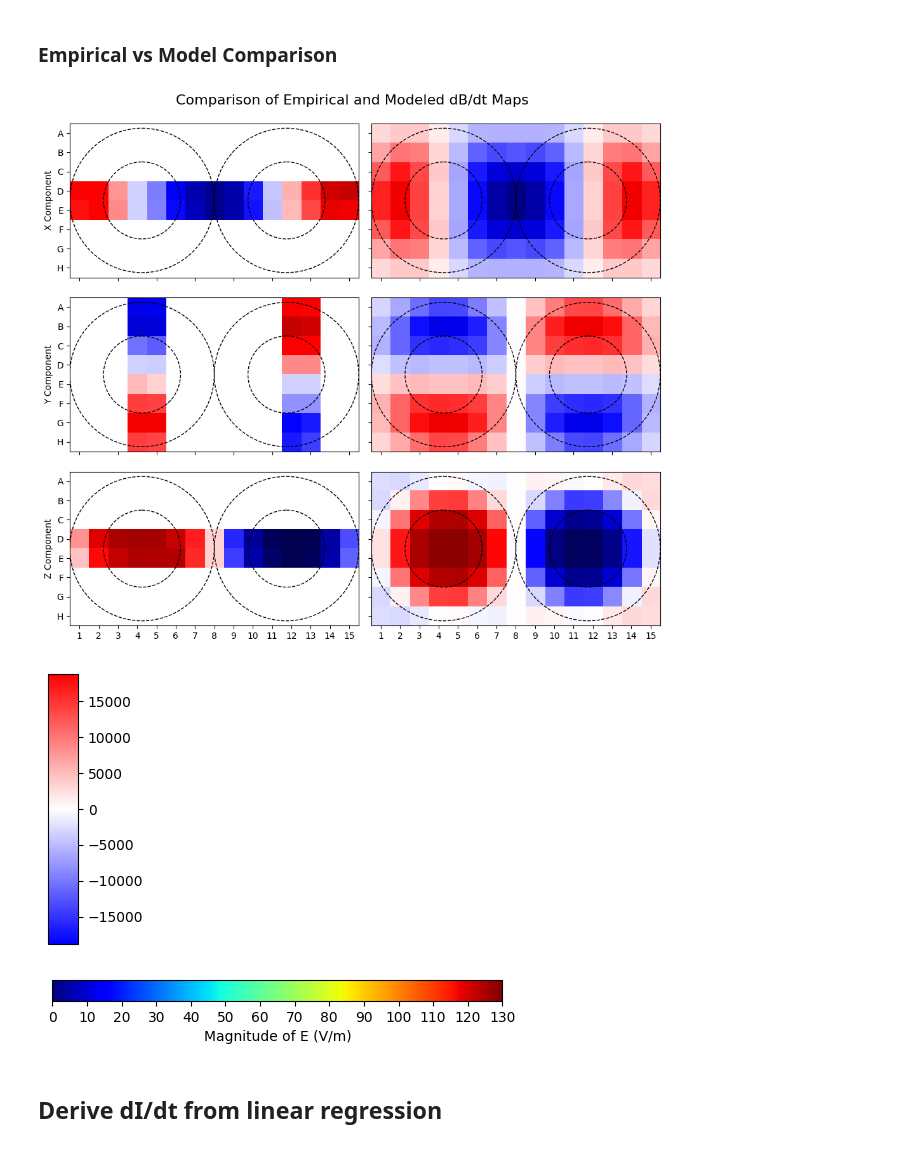
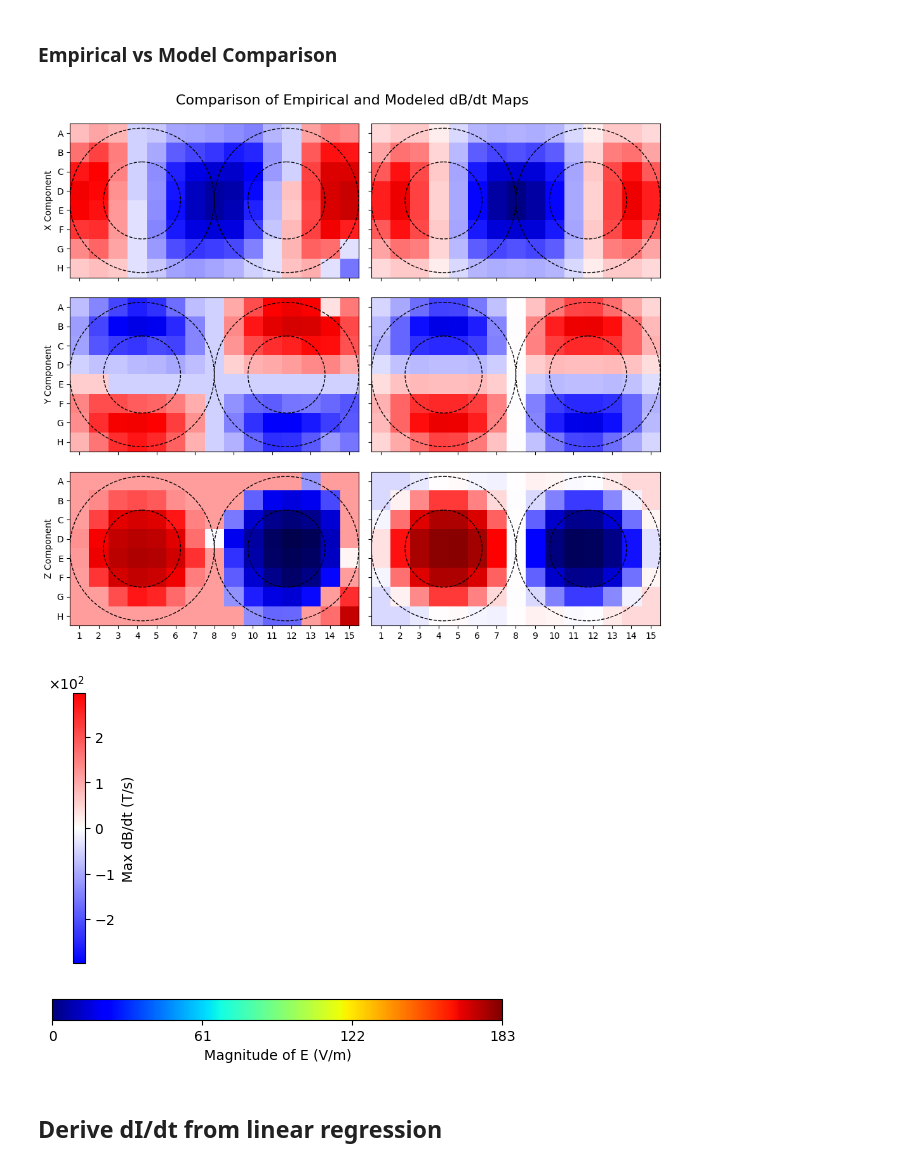
Before and after one commit to mLapatrie/TMS, a Jupyter notebook: data_processing/derive_didt.ipynb, the cells around one changed output. Drawn from its saved outputs; the diff is of its cells as text; code cells hidden in the pictures.

```diff
--- a/data_processing/derive_didt.ipynb
+++ b/data_processing/derive_didt.ipynb
@@ -97,13 +97,13 @@ rows = ["A", "B", "C", "D", "E", "F", "G", "H"]
 data_folder_dir = os.path.join(user_local_dir, f"waveforms/")
 
 homemade_coil = True
-low_voltage = False
+low_voltage = True
 
 components = ["x", "y", "z"]
 trial_per_component = 3
 capacitor_voltage = "24"
 component_flips = [-1, -1, 1]
-noise_threshold = 0.0
+noise_threshold = -np.inf
 data_file_paths = [os.path.join(data_folder_dir, f"{component}_component_kapton_{capacitor_voltage}V/waveform_{r}{c}_{i}.csv") for component in components for r in rows for c in range(1, 16) for i in range(1, trial_per_component + 1)]
 
 if not low_voltage:
@@ -181,9 +210,7 @@ for i in range(len(data_csv)):
 
 
 max_voltages = np.array(max_voltages).reshape(3, 8, 15, trial_per_component)
-print(max_voltages[0, 0, 13])
 max_voltages_mean = max_voltages.mean(axis=3)
-print(max_voltages_mean[0, 0, 13])
 
 # Flip the voltages to compensate for coil orientation
 max_voltages_mean[0] = component_flips[0] * max_voltages_mean[0]
@@ -191,15 +218,10 @@ max_voltages_mean[1] = component_flips[1] * max_voltages_mean[1]
 max_voltages_mean[2] = component_flips[2] * max_voltages_mean[2]
 
 absolute_max = np.nanmax(np.abs(max_voltages_mean))
-print(absolute_max)
+
+draw_outline = draw_homemade_outline if homemade_coil else draw_b91_outline
 
 fig, axes = plt.subplots(1, 3, figsize=(18, 6))
-
-y_center = 3.5
-x_left = 3.25
-x_right = 10.75
-r_out = 3.75
-r_in = 2.0
 
 for i, component in enumerate(components):
     axes[i].imshow(max_voltages_mean[i], cmap='seismic', vmin=-absolute_max, vmax=absolute_max)
@@ -209,12 +231,7 @@ for i, component in enumerate(components):
     # add colorbar
     cbar = plt.colorbar(axes[i].imshow(max_voltages_mean[i], cmap='seismic', vmin=-absolute_max, vmax=absolute_max), ax=axes[i], fraction=0.025, pad=0.04)
 
-    axes[i].add_patch(Circle((x_left, y_center), r_out, fill=False, color='black', linewidth=1, linestyle='--'))
-    axes[i].add_patch(Circle((x_left, y_center), r_in, fill=False, color='black', linewidth=1, linestyle='--'))
-
-    axes[i].add_patch(Circle((x_right, y_center), r_out, fill=False, color='black', linewidth=1, linestyle='--'))
-    axes[i].add_patch(Circle((x_right, y_center), r_in, fill=False, color='black', linewidth=1, linestyle='--'))
-
+    draw_outline(axes[i])
 
 cbar.set_label('Max Voltage (V)')
 
@@ -248,13 +262,10 @@ dB_dt_emperical = max_b_field # save for later use in dI/dt estimation
 
 absolute_max_emp = np.nanmax(np.abs(max_b_field))
 
+draw_outline = draw_homemade_outline if homemade_coil else draw_b91_outline
+
+
 fig, axes = plt.subplots(1, 3, figsize=(18, 6))
-
-y_center = 3.5
-x_left = 3.25
-x_right = 10.75
-r_out = 3.75
-r_in = 2.0
 
 for i, component in enumerate(components):
     axes[i].imshow(max_b_field[i], cmap='seismic', vmin=-absolute_max_emp, vmax=absolute_max_emp)
@@ -264,11 +275,7 @@ for i, component in enumerate(components):
     # add colorbar
     cbar = plt.colorbar(axes[i].imshow(max_b_field[i], cmap='seismic', vmin=-absolute_max_emp, vmax=absolute_max_emp), ax=axes[i], fraction=0.025, pad=0.04)
 
-    axes[i].add_patch(Circle((x_left, y_center), r_out, fill=False, color='black', linewidth=1, linestyle='--'))
-    axes[i].add_patch(Circle((x_left, y_center), r_in, fill=False, color='black', linewidth=1, linestyle='--'))
-
-    axes[i].add_patch(Circle((x_right, y_center), r_out, fill=False, color='black', linewidth=1, linestyle='--'))
-    axes[i].add_patch(Circle((x_right, y_center), r_in, fill=False, color='black', linewidth=1, linestyle='--'))
+    draw_outline(axes[i])
 
 cbar.set_label('Max dB/dt (T/s)')
 
@@ -550,11 +550,7 @@ fig, axes = plt.subplots(3, 2, figsize=(10, 9))
 
 absolute_max = np.max([absolute_max_emp, absolute_max_model])
 
-y_center = 3.5
-x_left = 3.25
-x_right = 10.75
-r_out = 3.75
-r_in = 2.0
+draw_outline = draw_homemade_outline if homemade_coil else draw_b91_outline
 
 components = ['x', 'y', 'z']
 for i, data in enumerate([max_b_field, dB_dt_model]):
@@ -573,15 +569,15 @@ for i, data in enumerate([max_b_field, dB_dt_model]):
 
             axes[j, i].set_ylabel(f'{component.capitalize()} Component')
 
-        #if i == 1 and j == 2:
-        #    # add colorbar
-        #    cbar = plt.colorbar(axes[j, i].imshow(data[j], cmap='seismic', vmin=-absolute_max, vmax=absolute_max), ax=axes[j, i], fraction=0.025, pad=0.04)
+        # Add dot for high voltage points of interest
+        #if j == 0 and i == 0:
+        #    axes[j, i].scatter([i for i in range(0, 15)] * 2, [3] * 15 + [4] * 15, color='black', s=15, marker='o')
+        #if j == 1 and i == 0:
+        #    axes[j, i].scatter([3] * 8 + [4] * 8 + [10] * 8 + [11] * 8, [i for i in range(8)] * 4, color='black', s=15, marker='o')
+        #if j == 2 and i == 0:
+        #    axes[j, i].scatter([i for i in range(0, 15)] * 2, [3] * 15 + [4] * 15, color='black', s=15, marker='o')
 
-        axes[j, i].add_patch(Circle((x_left, y_center), r_out, fill=False, color='black', linewidth=1, linestyle='--'))
-        axes[j, i].add_patch(Circle((x_left, y_center), r_in, fill=False, color='black', linewidth=1, linestyle='--'))
-
-        axes[j, i].add_patch(Circle((x_right, y_center), r_out, fill=False, color='black', linewidth=1, linestyle='--'))
-        axes[j, i].add_patch(Circle((x_right, y_center), r_in, fill=False, color='black', linewidth=1, linestyle='--'))
+        draw_outline(axes[j, i])
 
 cbar.set_label('Max dB/dt (T/s)')
 
@@ -593,35 +589,37 @@ plt.suptitle('Comparison of Empirical and Modeled dB/dt Maps', fontsize=16)
 plt.tight_layout()
 plt.show()
 # %% [output]
-[figure, old version]
+[figure, new version]
 # %%
 # Create colorbar for the last plot
 from matplotlib.cm import ScalarMappable
 from matplotlib.colors import Normalize
-fig = plt.figure(figsize=(0.5, 3))
+fig = plt.figure(figsize=(0.2, 3))
 norm = Normalize(vmin=-absolute_max, vmax=absolute_max)
 mappable = ScalarMappable(norm=norm, cmap='bwr')
 mappable.set_array([])
 cax = fig.add_axes([0.15, 0.05, 0.6, 0.9])
 cbar = fig.colorbar(mappable, cax=cax, orientation='vertical')
-#cbar.set_label('Max dB/dt (T/s)')
+cbar.set_label('Max dB/dt (T/s)')
+ax = plt.gca()
+ax.ticklabel_format(axis='both', style='sci', scilimits=(0, 0), useMathText=True)
 plt.show()
 # %% [output]
-[figure, old version]
+[figure, new version]
 # %%
 # Create horizontal colorbar for SimNIBS plots
 fig = plt.figure(figsize=(5, 0.3))
-norm = Normalize(vmin=0, vmax=130)
+norm = Normalize(vmin=0, vmax=183)
 # Make sure extremums are displayed in the colorbar ticks
 mappable = ScalarMappable(norm=norm, cmap='jet')
 mappable.set_array([])
 cax = fig.add_axes([0.05, 0.15, 0.9, 0.7])
 cbar = fig.colorbar(mappable, cax=cax, orientation='horizontal')
-cbar.set_ticks(np.arange(0, 131, 10))
+cbar.set_ticks(np.arange(0, 184, 61))
 cbar.set_label('Magnitude of E (V/m)')
 plt.show()
 # %% [output]
-[figure, old version]
+[figure, new version]
 # %% [markdown]
 ## Derive dI/dt from linear regression
 # %%
```
Also changed, not shown: parts of 8 cells of this notebook.
